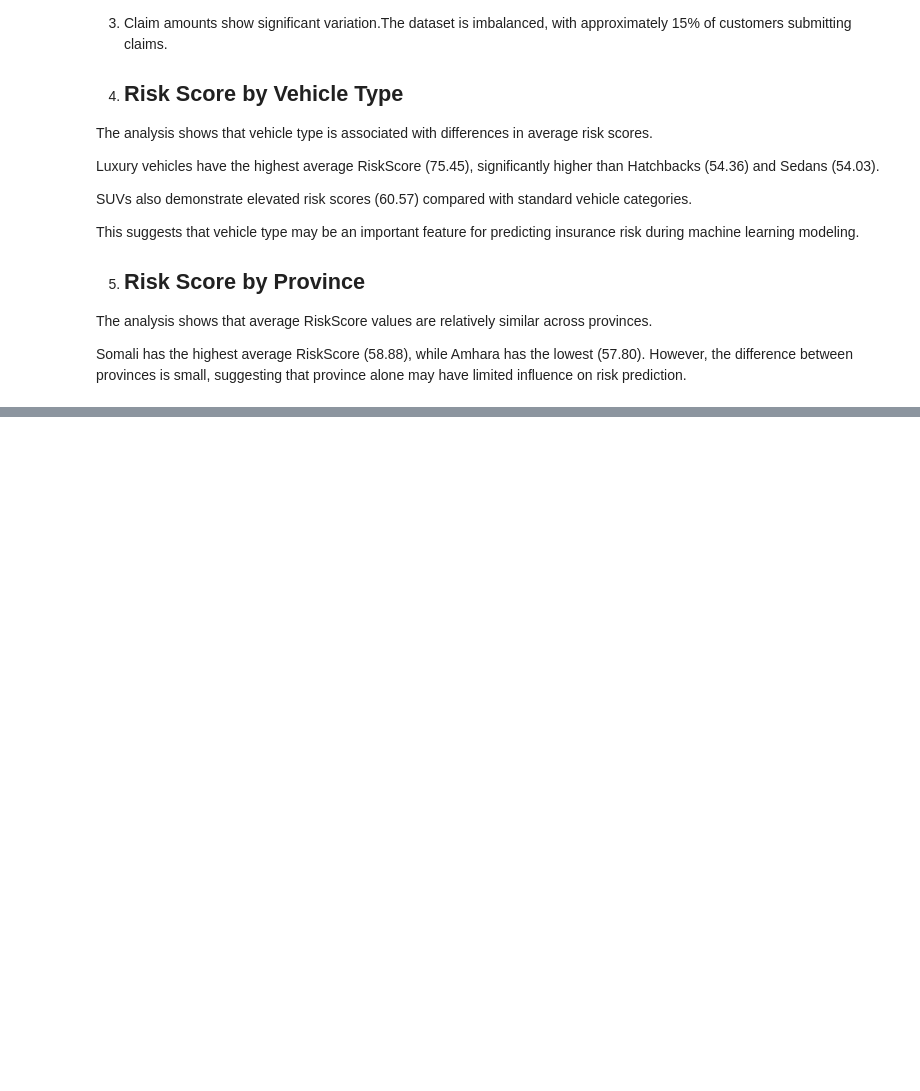
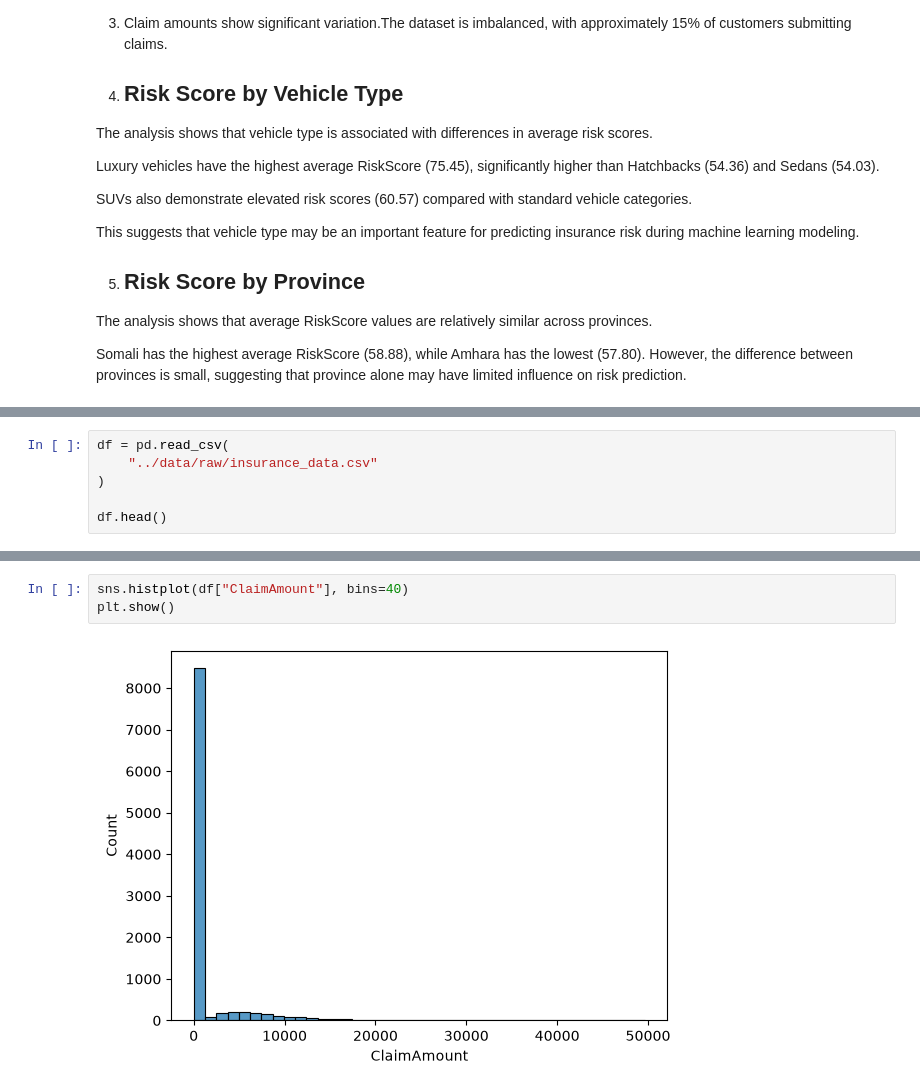
Before and after one commit to makda81/insurance-risk-analytics, a Jupyter notebook: notebooks/01_eda.ipynb, the cells around one changed output, grey strips where cells are left out. Cells and saved outputs as stored; diff of their text form; blank space fills up the shorter version.

```diff
--- a/notebooks/01_eda.ipynb
+++ b/notebooks/01_eda.ipynb
@@ -316,0 +327,6 @@ Somali has the highest average RiskScore (58.88), while Amhara has the lowest (5
+# %%
+df = pd.read_csv(
+    "../data/raw/insurance_data.csv"
+)
+
+df.head()
@@ -316,0 +385,5 @@ Somali has the highest average RiskScore (58.88), while Amhara has the lowest (5
+# %%
+sns.histplot(df["ClaimAmount"], bins=40)
+plt.show()
+# %% [output]
+[figure, added]
```
Also changed, not shown: parts of 28 cells of this notebook, 2 other files.
